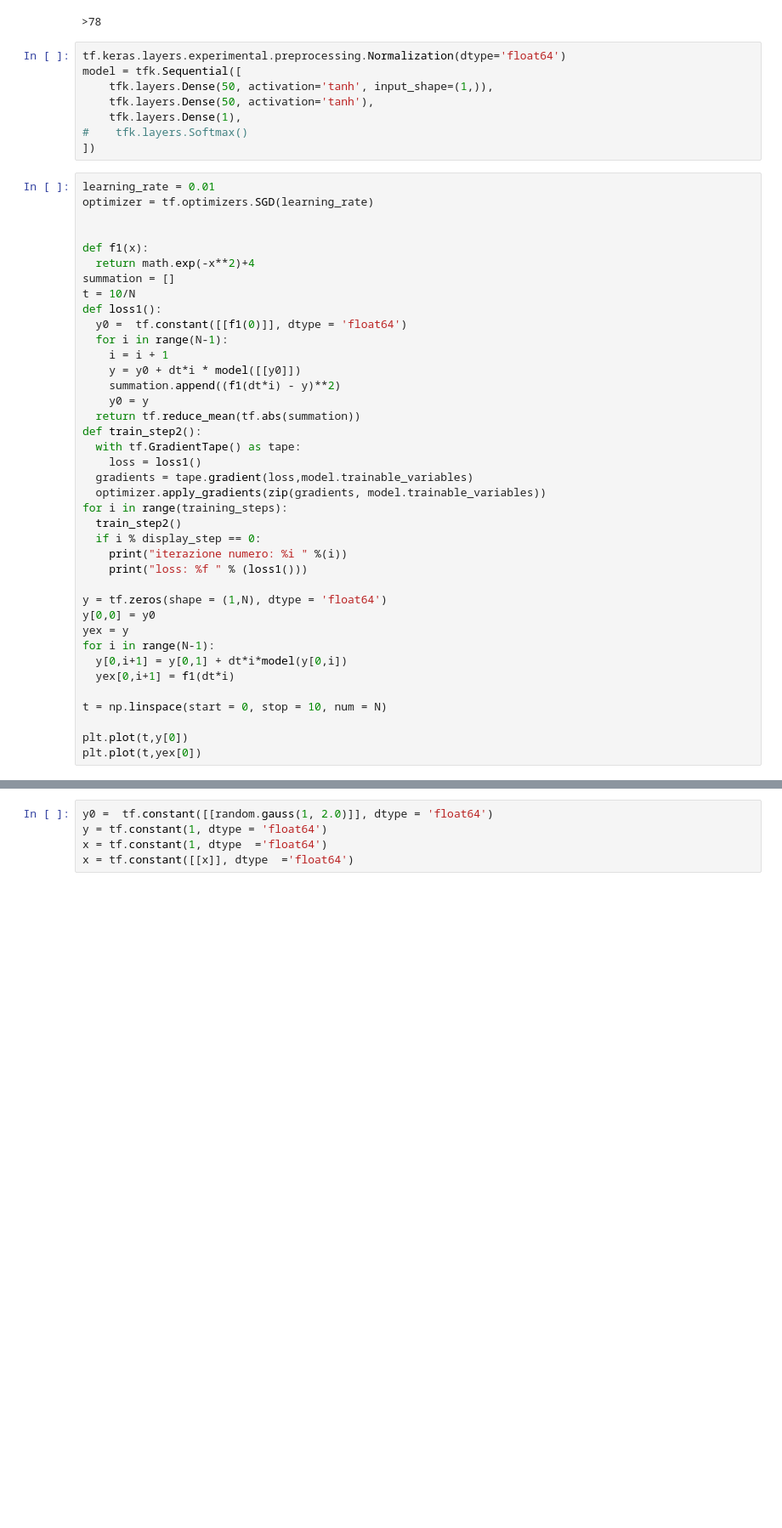
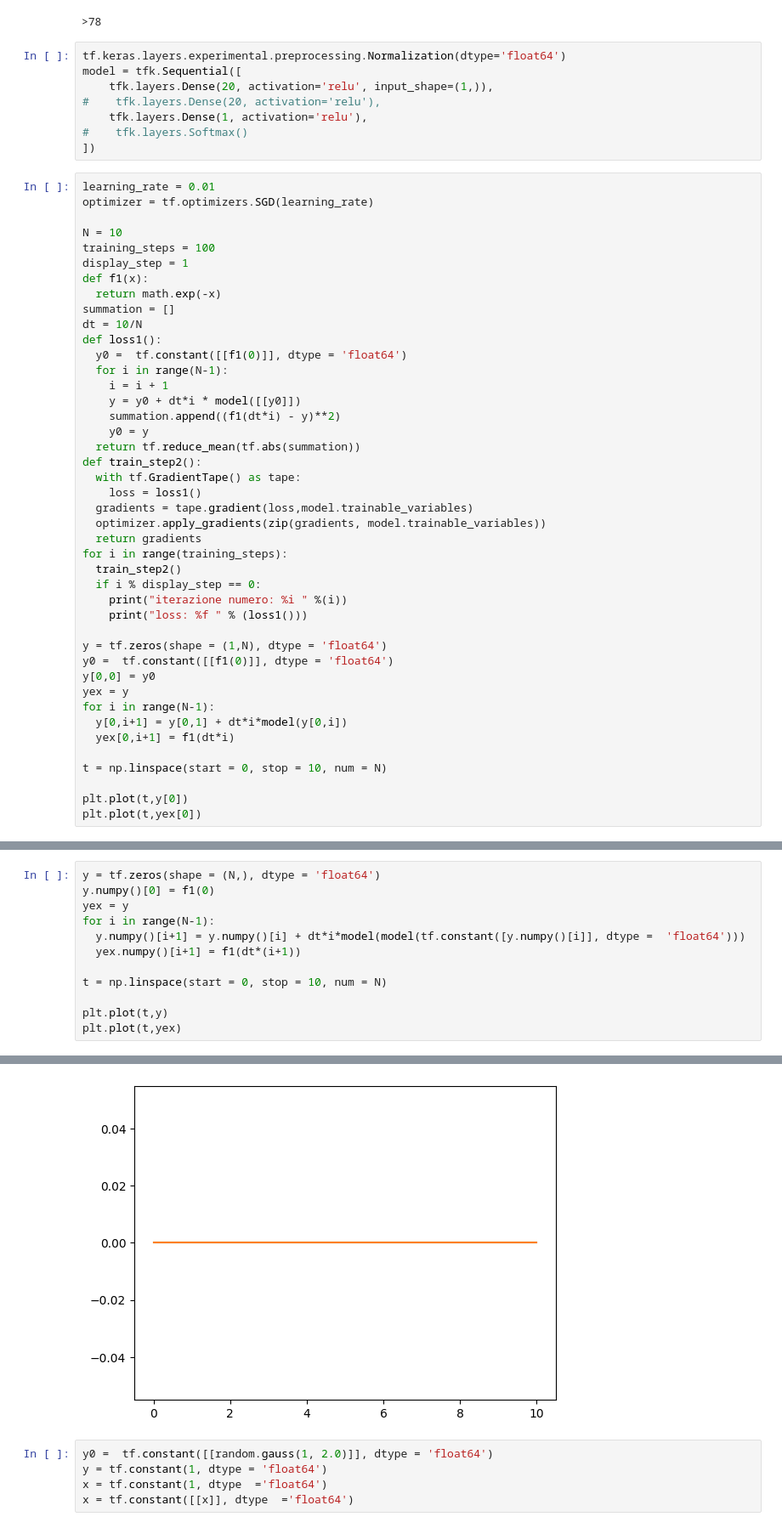
Before and after one commit to adrianoracano/Prog-NAPDE, a Jupyter notebook: prova_cn.ipynb, the cells around one changed output, grey strips where cells are left out. Shown: that part at 85% size. Saved outputs shown, nothing was run; the diff lists cells and outputs as text; blank space fills up the shorter version.

```diff
--- a/prova_cn.ipynb
+++ b/prova_cn.ipynb
@@ -1391,20 +1391,22 @@ InvalidArgumentError: ignored
 # %%
 tf.keras.layers.experimental.preprocessing.Normalization(dtype='float64')
 model = tfk.Sequential([
-    tfk.layers.Dense(50, activation='tanh', input_shape=(1,)),
-    tfk.layers.Dense(50, activation='tanh'),
-    tfk.layers.Dense(1),
+    tfk.layers.Dense(20, activation='relu', input_shape=(1,)),
+#    tfk.layers.Dense(20, activation='relu'),
+    tfk.layers.Dense(1, activation='relu'),
 #    tfk.layers.Softmax()
 ])
 # %%
 learning_rate = 0.01
 optimizer = tf.optimizers.SGD(learning_rate)
 
-
+N = 10
+training_steps = 100
+display_step = 1
 def f1(x):
-  return math.exp(-x**2)+4
+  return math.exp(-x)
 summation = []
-t = 10/N
+dt = 10/N
 def loss1():
   y0 =  tf.constant([[f1(0)]], dtype = 'float64')
   for i in range(N-1):
@@ -1418,6 +1420,7 @@ def train_step2():
     loss = loss1()
   gradients = tape.gradient(loss,model.trainable_variables)
   optimizer.apply_gradients(zip(gradients, model.trainable_variables))
+  return gradients
 for i in range(training_steps):
   train_step2()
   if i % display_step == 0:
@@ -1425,6 +1428,7 @@ for i in range(training_steps):
     print("loss: %f " % (loss1()))
 
 y = tf.zeros(shape = (1,N), dtype = 'float64')
+y0 =  tf.constant([[f1(0)]], dtype = 'float64')
 y[0,0] = y0
 yex = y
 for i in range(N-1):
@@ -1456,0 +1465,13 @@ KeyboardInterrupt: ignored
+# %%
+y = tf.zeros(shape = (N,), dtype = 'float64')
+y.numpy()[0] = f1(0)
+yex = y
+for i in range(N-1):
+  y.numpy()[i+1] = y.numpy()[i] + dt*i*model(model(tf.constant([y.numpy()[i]], dtype =  'float64')))
+  yex.numpy()[i+1] = f1(dt*(i+1))
+
+t = np.linspace(start = 0, stop = 10, num = N)
+
+plt.plot(t,y)
+plt.plot(t,yex)
+# %% [output]
@@ -1457,3 +1479,4 @@ KeyboardInterrupt: ignored
+[figure, added]
 # %%
 y0 =  tf.constant([[random.gauss(1, 2.0)]], dtype = 'float64')
 y = tf.constant(1, dtype = 'float64')
```
Also changed, not shown: parts of 4 cells of this notebook.
